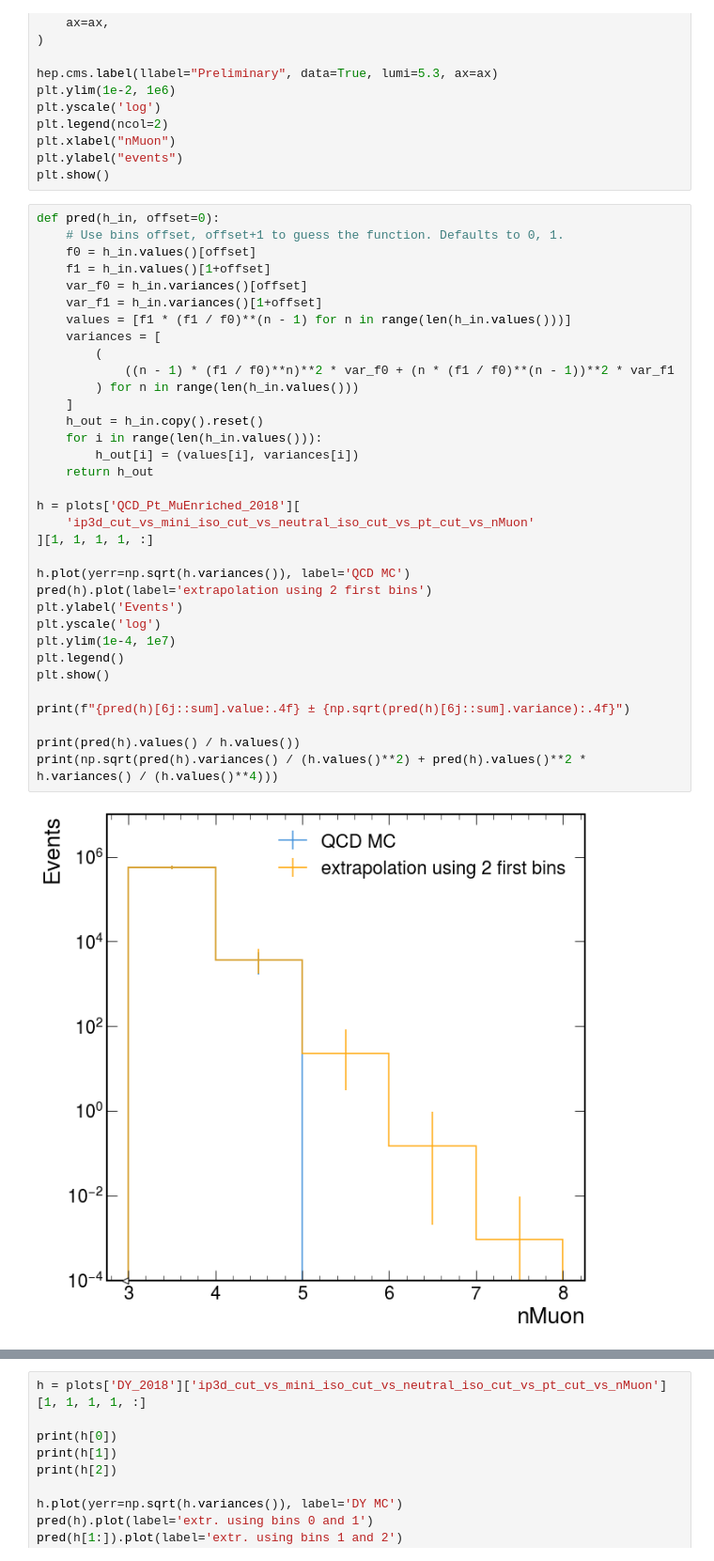
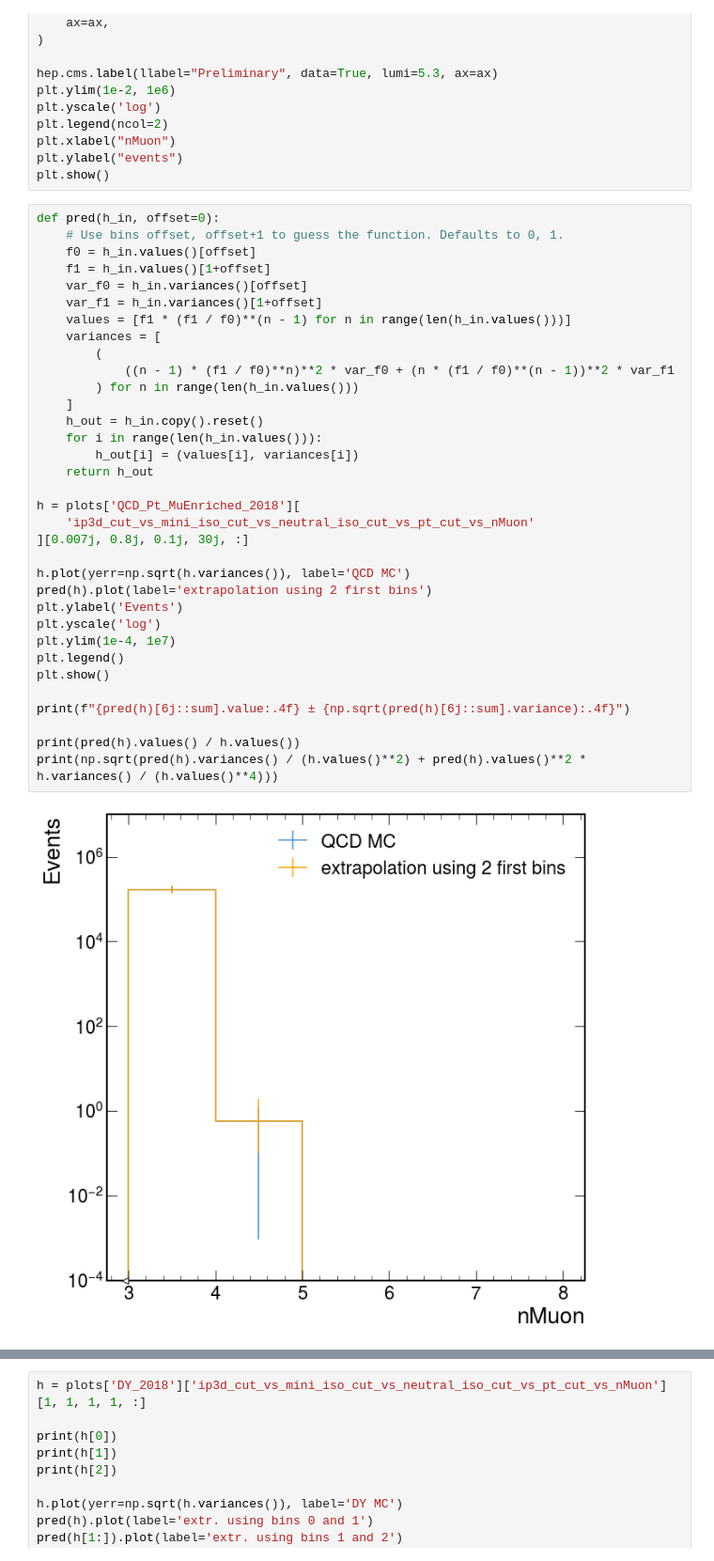
Before and after one commit to chrispap95/SUEPCoffea_dask, a Jupyter notebook: plotting/plot_post_gensum_bug.ipynb, the cells around one changed output, grey strips where cells are left out. Shown at 94% size. Cells and saved outputs as stored; diff of their text form.

```diff
--- a/plotting/plot_post_gensum_bug.ipynb
+++ b/plotting/plot_post_gensum_bug.ipynb
@@ -409,32 +424,32 @@ def pred(h_in, offset=0):
     f1 = h_in.values()[1+offset]
     var_f0 = h_in.variances()[offset]
     var_f1 = h_in.variances()[1+offset]
     values = [f1 * (f1 / f0)**(n - 1) for n in range(len(h_in.values()))]
     variances = [
         (
             ((n - 1) * (f1 / f0)**n)**2 * var_f0 + (n * (f1 / f0)**(n - 1))**2 * var_f1
         ) for n in range(len(h_in.values()))
     ]
     h_out = h_in.copy().reset()
     for i in range(len(h_in.values())):
         h_out[i] = (values[i], variances[i])
     return h_out
 
 h = plots['QCD_Pt_MuEnriched_2018'][
     'ip3d_cut_vs_mini_iso_cut_vs_neutral_iso_cut_vs_pt_cut_vs_nMuon'
-][1, 1, 1, 1, :]
+][0.007j, 0.8j, 0.1j, 30j, :]
 
 h.plot(yerr=np.sqrt(h.variances()), label='QCD MC')
 pred(h).plot(label='extrapolation using 2 first bins')
 plt.ylabel('Events')
 plt.yscale('log')
 plt.ylim(1e-4, 1e7)
 plt.legend()
 plt.show()
 
 print(f"{pred(h)[6j::sum].value:.4f} ± {np.sqrt(pred(h)[6j::sum].variance):.4f}")
 
 print(pred(h).values() / h.values())
 print(np.sqrt(pred(h).variances() / (h.values()**2) + pred(h).values()**2 * h.variances() / (h.values()**4)))
 # %% [output]
-[figure, old version]
+[figure, new version]
```
Also changed, not shown: parts of 31 cells of this notebook, 29 other files.
